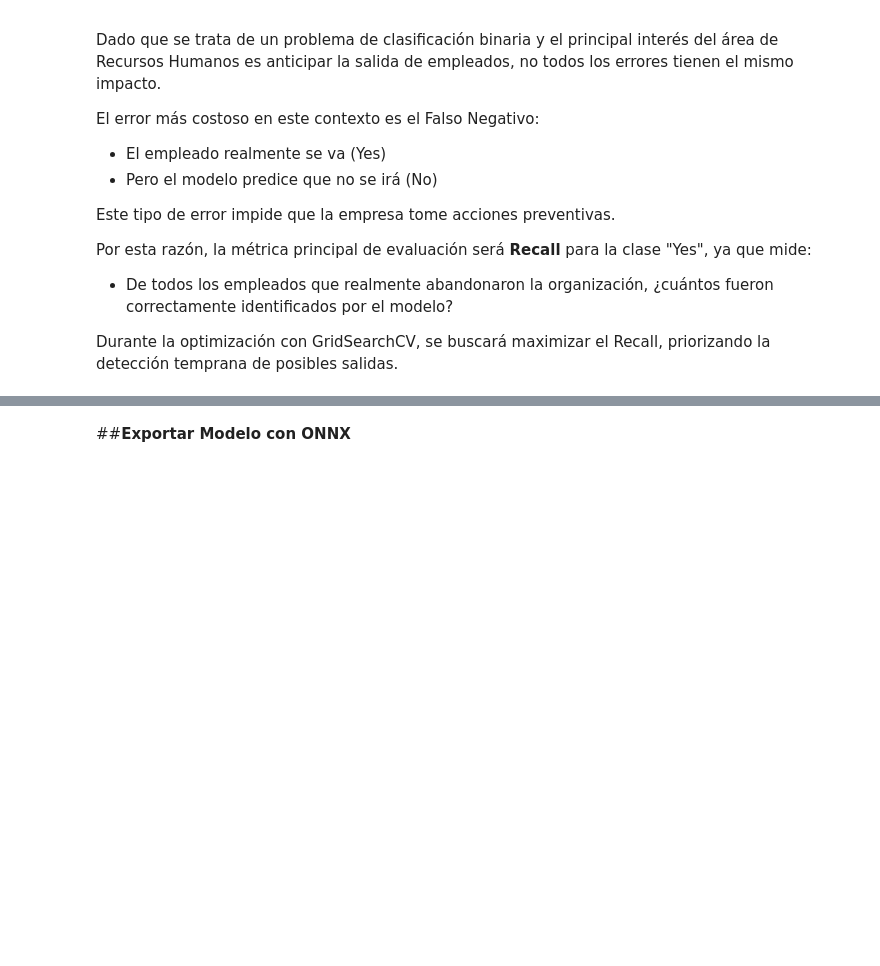
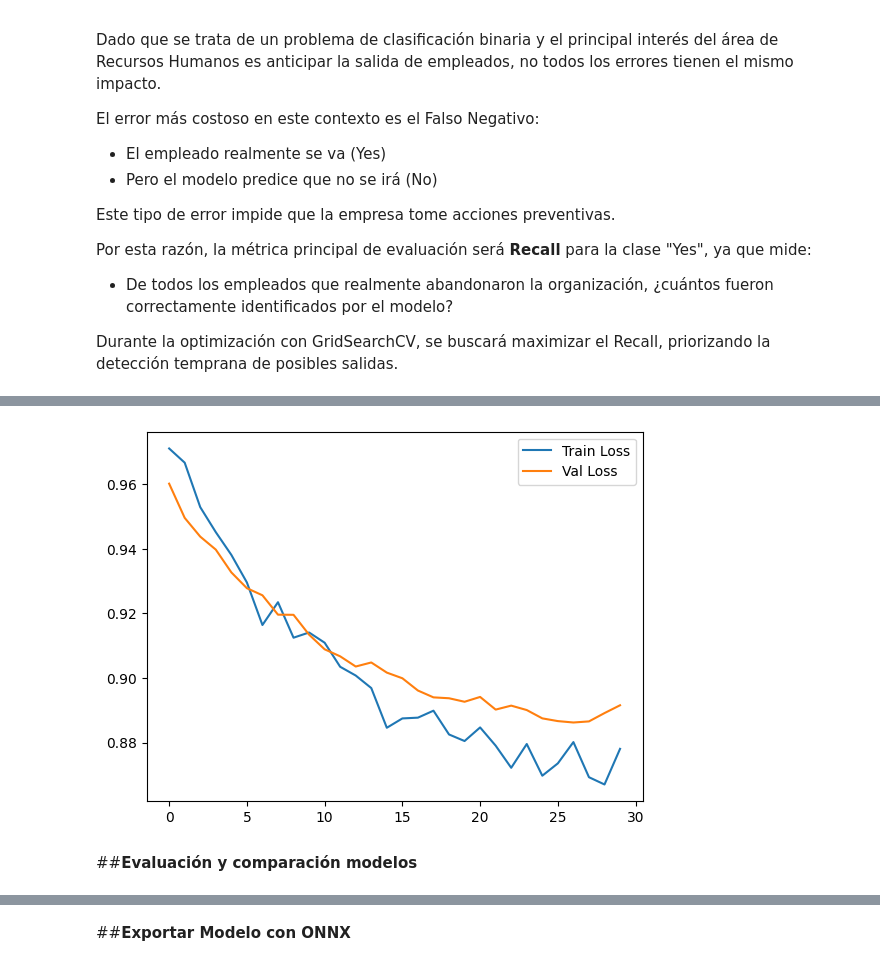
Before and after one commit to ivanovichGit/computacional, a Jupyter notebook: P02_Workload/P02_Workload.ipynb, the cells around one changed output, grey strips where cells are left out. Cells and saved outputs as stored; diff of their text form; code cells hidden in the pictures; blank space fills up the shorter version.

```diff
--- a/P02_Workload/P02_Workload.ipynb
+++ b/P02_Workload/P02_Workload.ipynb
@@ -770,0 +712,41 @@ comparison_df
+# %%
+# Modelo 3
+import torch.nn as nn
+
+preprocessor = Preprocessor(mean, std, num_numerical).to(device)
+
+model_3 = nn.Sequential(
+    preprocessor,
+
+    nn.Linear(X_train.shape[1], 32),
+    nn.BatchNorm1d(32),
+    nn.GELU(),
+    nn.Dropout(0.4),
+
+    nn.Linear(32, 8),
+    nn.BatchNorm1d(8),
+    nn.GELU(),
+    nn.Dropout(0.2),
+
+    nn.Linear(8, 1),
+)
+
+model_3 = model_3.to(device)
+
+epochs = 30
+pos_weight = torch.tensor([1.9]).to(device)
+loss_function = nn.BCEWithLogitsLoss(pos_weight=pos_weight)
+optimizer = torch.optim.Adam(model_3.parameters(), lr=0.0001, weight_decay=1e-4)
+
+model_res_3 = train(model_3, train_loader, val_loader, loss_function, optimizer, epochs, device)
+# %%
+import matplotlib.pyplot as plt
+
+plt.plot(model_res_3['train_loss'], label='Train Loss')
+plt.plot(model_res_3 ['val_loss'], label='Val Loss')
+plt.legend()
+plt.show()
+# %% [output]
+[figure, added]
+# %% [markdown]
+##**Evaluación y comparación modelos**
```
Also changed, not shown: parts of 29 cells of this notebook.
